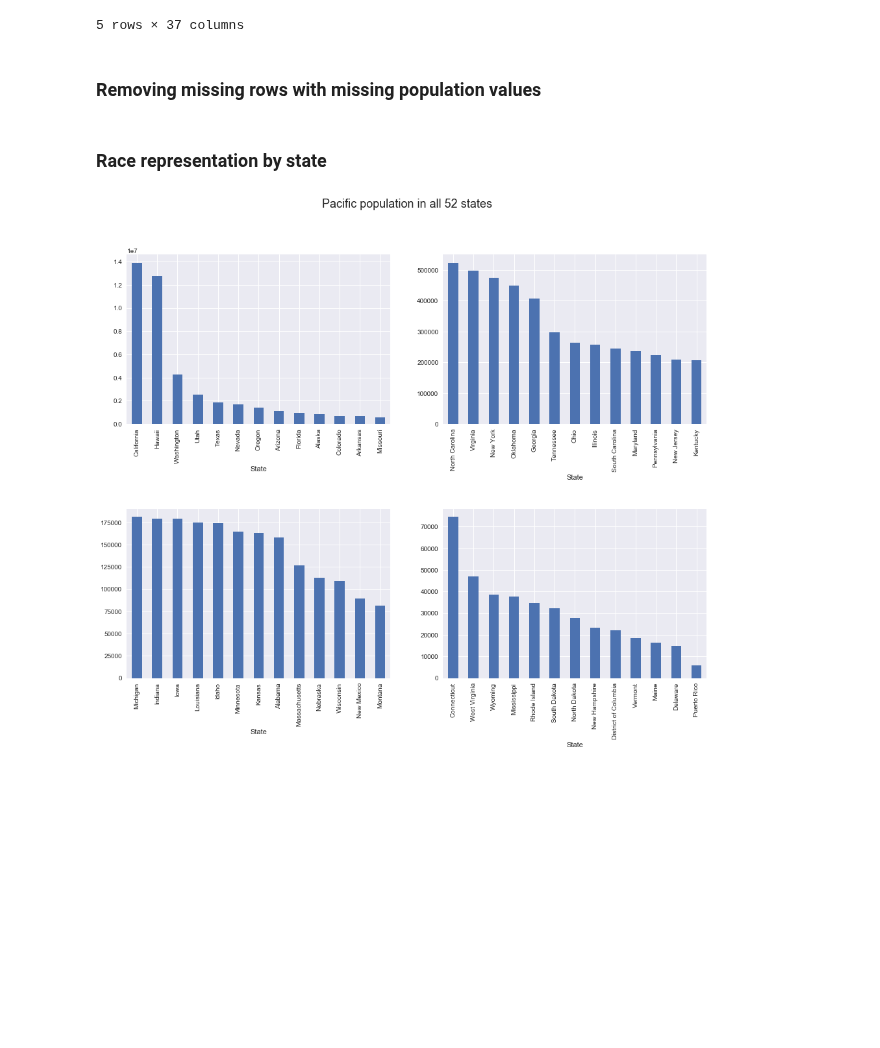
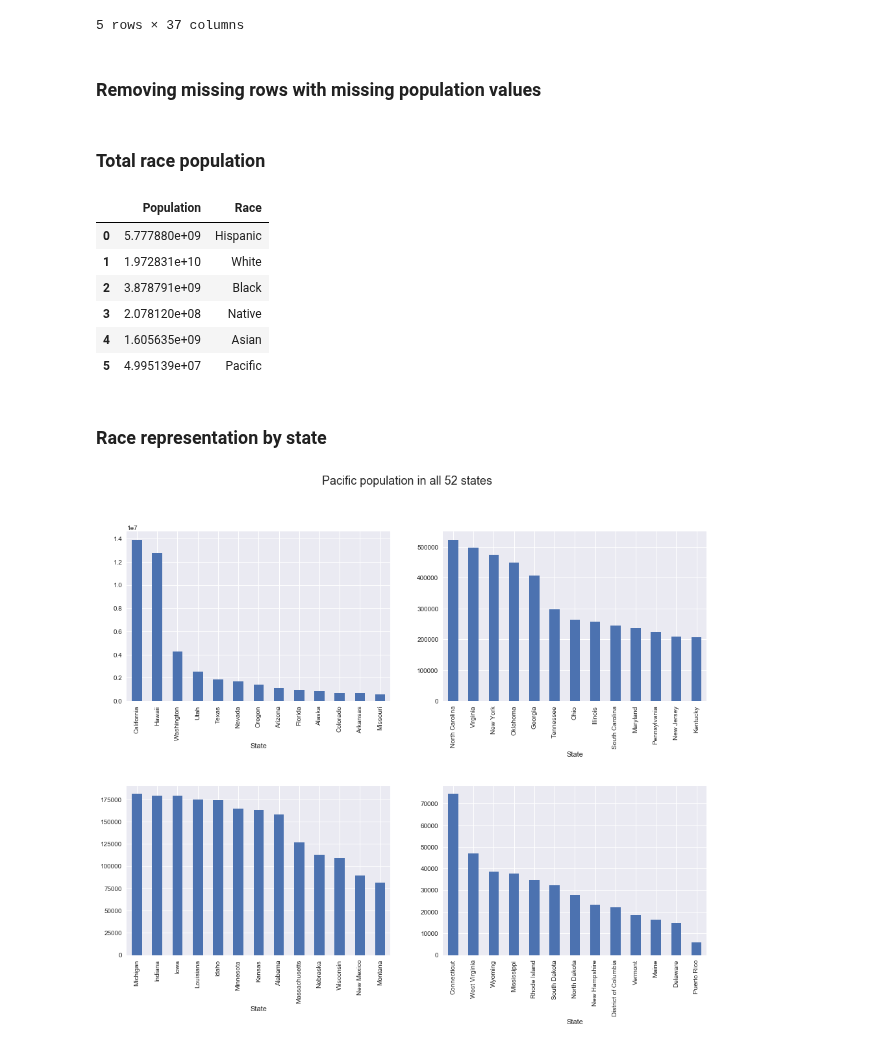
Before and after one commit to pstetz/Kaggle, a Jupyter notebook: in_progress/census/race_focus.ipynb, the cells around one changed output. Cells and saved outputs as stored; diff of their text form; code cells hidden in the pictures; blank space fills up the shorter version.

Commit message:
looking at total race populations

```diff
--- a/in_progress/census/race_focus.ipynb
+++ b/in_progress/census/race_focus.ipynb
@@ -41,5 +41,28 @@ Columns Index(['CensusTract', 'State', 'County', 'TotalPop', 'Men', 'Women',
 ### Removing missing rows with missing population values
 # %%
 census = census.drop(census[census.TotalPop == 0].index)
+# %% [markdown]
+### Total race population
+# %%
+races = ['Hispanic', 'White', 'Black', 'Native', 'Asian', 'Pacific']
+
+total_pops = list()
+
+for race in races:
+    census[race + "_pop"] = census[race] * census.TotalPop
+    total_pops.append(census[race + "_pop"].sum())
+
+pd.DataFrame({
+    "Race": races,
+    "Population": total_pops
+})
+# %% [output]
+|  | Population | Race |
+| 0 | 5.777880e+09 | Hispanic |
+| 1 | 1.972831e+10 | White |
+| 2 | 3.878791e+09 | Black |
+| 3 | 2.078120e+08 | Native |
+| 4 | 1.605635e+09 | Asian |
+| 5 | 4.995139e+07 | Pacific |
 # %% [markdown]
 ### Race representation by state
```
Also changed, not shown: parts of 4 cells of this notebook.
